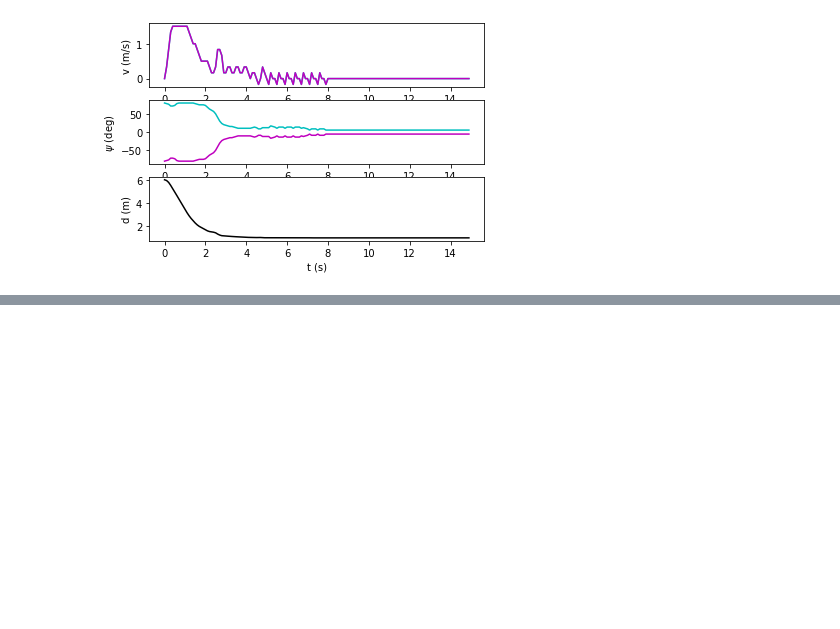
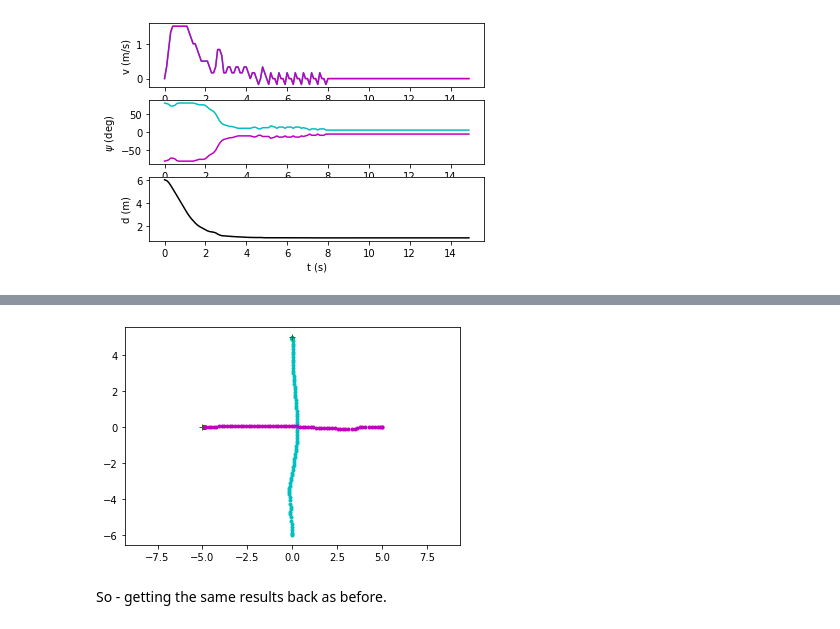
Before and after one commit to gmarkkula/COMMOTIONSFramework, a Jupyter notebook: First simple test.ipynb, the cells around one changed output, grey strips where cells are left out. Saved outputs shown, nothing was run; the diff lists cells and outputs as text; code cells hidden in the pictures; blank space fills up the shorter version.

```diff
--- a/First simple test.ipynb
+++ b/First simple test.ipynb
@@ -93,0 +112,13 @@ True
+# %%
+test_simulation = commotions.Simulation(start_time = 0, end_time = 10, time_step = 0.1)
+initial_state_A = commotions.KinematicState(pos = np.array([0, -6]), yaw_angle = None)
+initial_state_B = commotions.KinematicState(pos = np.array([5, 0]), yaw_angle = None)
+agent_A = multiple_agents_oo.SimpleAgent('A', test_simulation, initial_state_A, goal_A, plot_color = 'c')
+agent_B = multiple_agents_oo.SimpleAgent('B', test_simulation, initial_state_B, goal_B, plot_color = 'm')
+test_simulation.run()
+test_simulation.plot_trajectories()
+plt.show()
+# %% [output]
+[figure, added]
+# %% [markdown]
+So - getting the same results back as before.
```
Also changed, not shown: parts of 6 cells of this notebook, 2 other files.
